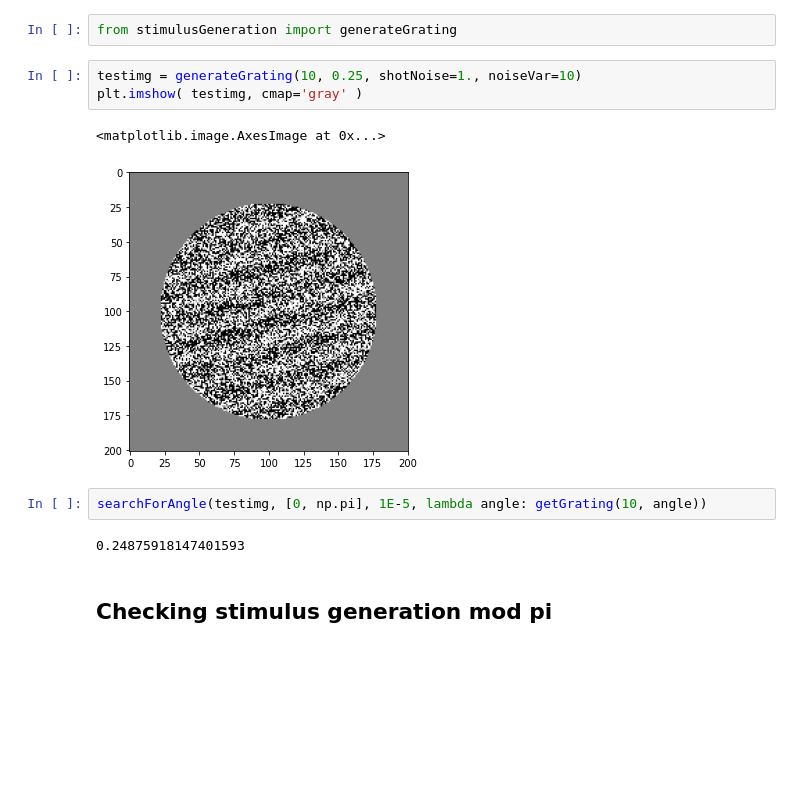
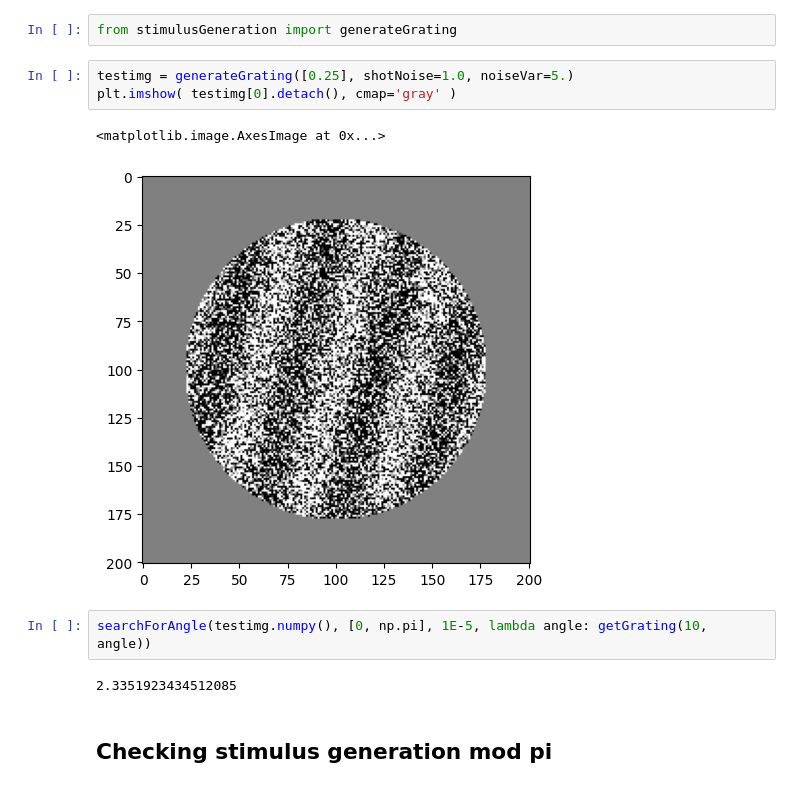
Before and after one commit to lrast/angleFinetuning, a Jupyter notebook: datageneration/visualization.ipynb, the cells around one changed output. Drawn from its saved outputs; the diff is of its cells as text; blank space fills up the shorter version.

```diff
--- a/datageneration/visualization.ipynb
+++ b/datageneration/visualization.ipynb
@@ -120,15 +121,15 @@ We also need noise in our stimuli. Implemented in the file.
 # %%
 from stimulusGeneration import generateGrating
 # %%
-testimg = generateGrating(10, 0.25, shotNoise=1., noiseVar=10)
-plt.imshow( testimg, cmap='gray' )
+testimg = generateGrating([0.25], shotNoise=1.0, noiseVar=5.)
+plt.imshow( testimg[0].detach(), cmap='gray' )
 # %% [output]
 <matplotlib.image.AxesImage at 0x...>
-[figure, old version]
+[figure, new version]
 # %%
-searchForAngle(testimg, [0, np.pi], 1E-5, lambda angle: getGrating(10, angle))
+searchForAngle(testimg.numpy(), [0, np.pi], 1E-5, lambda angle: getGrating(10, angle))
 # %% [output]
-0.24875918147401593
+2.3351923434512085
 # %% [markdown]
 ## Checking stimulus generation mod pi
 # %%
```
Also changed, not shown: parts of 7 cells of this notebook, 5 other files.
